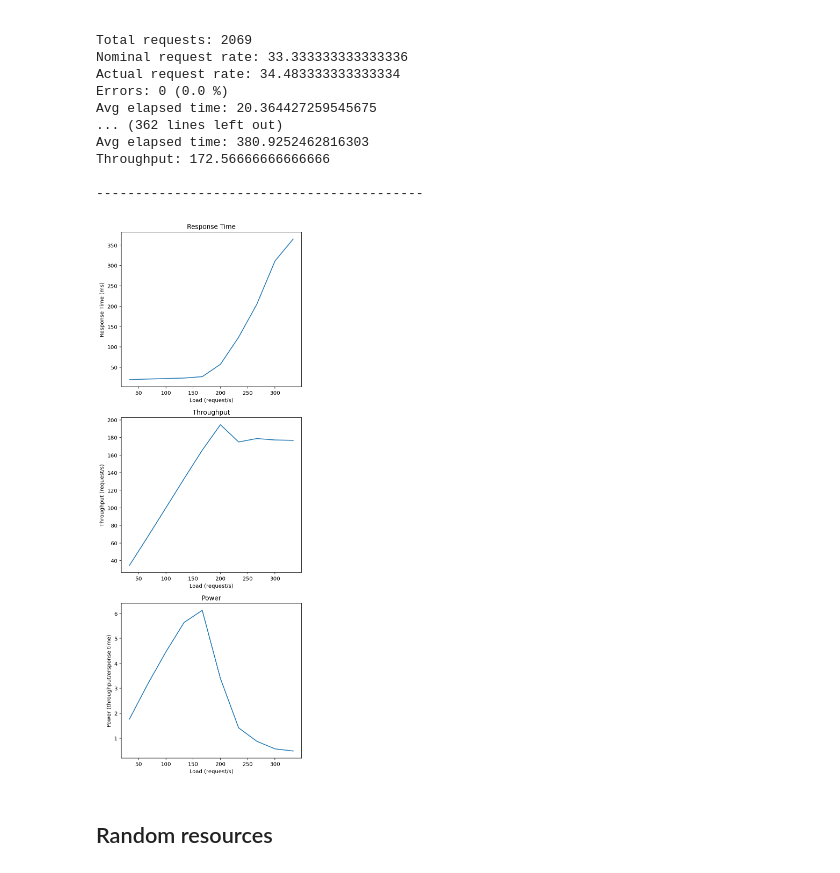
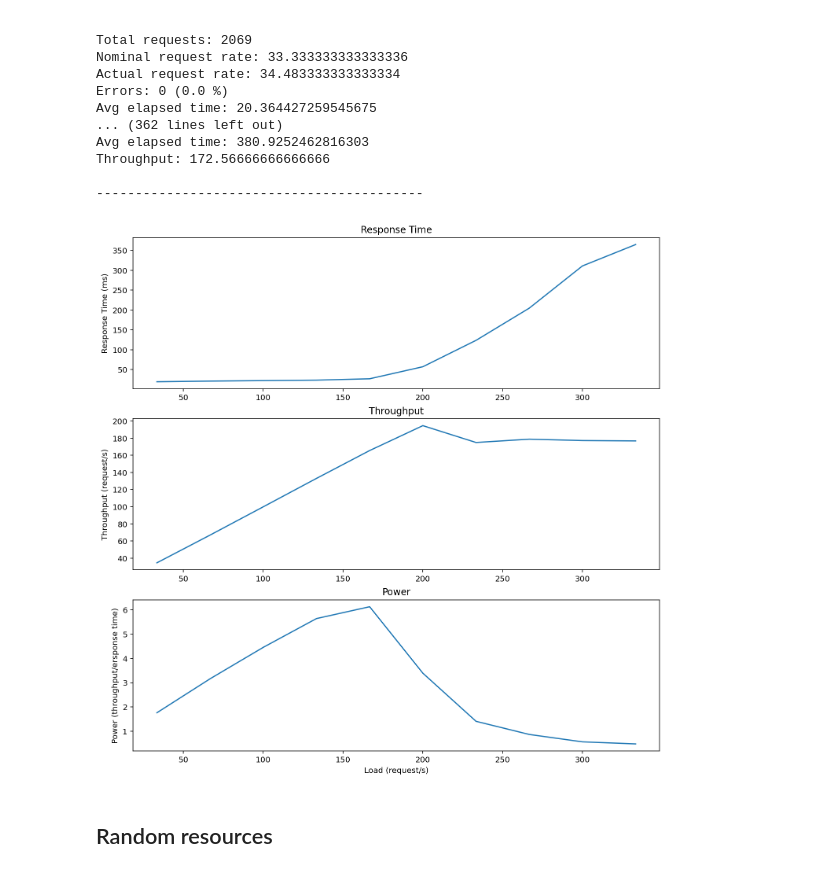
Before and after one commit to GuidoDC97/IE, a Jupyter notebook: Esercizio 3 Web Server/Capacity Test/WebServer_CT.ipynb, the cells around one changed output. Cells and saved outputs as stored; diff of their text form; code cells hidden in the pictures.

```diff
--- a/Esercizio 3 Web Server/Capacity Test/WebServer_CT.ipynb
+++ b/Esercizio 3 Web Server/Capacity Test/WebServer_CT.ipynb
@@ -245,31 +246,32 @@ Throughput: 172.56666666666666
 
 ------------------------------------------
 # %%
-fig = plt.figure(figsize=(6,18))
+fig = plt.figure(figsize=(12,12))
 
 ax0 = fig.add_subplot(3,1,1)
 ax1 = fig.add_subplot(3,1,2)
 ax2 = fig.add_subplot(3,1,3)
 
 ax0.plot(request_rate, response_time)
 ax1.plot(request_rate, throughput)
 ax2.plot(request_rate, power)
 
 ax0.set_title('Response Time')
-ax0.set_xlabel('Load (request/s)')
+# ax0.set_xlabel('Load (request/s)')
 ax0.set_ylabel('Response Time (ms)')
 
 ax1.set_title('Throughput')
-ax1.set_xlabel('Load (request/s)')
+# ax1.set_xlabel('Load (request/s)')
 ax1.set_ylabel('Throughput (request/s)')
 
 ax2.set_title('Power')
 ax2.set_xlabel('Load (request/s)')
 ax2.set_ylabel('Power (throughput/ersponse time)')
+plt.savefig("./images/Esercizio3_CT_Large.svg", format = "svg")
 
 plt.show()
 # %% [output]
-[figure, old version]
+[figure, new version]
 # %%
 knee_cap_large = 8000/60 # 8k req/min (133.333 req/s)
 usable_cap_large = 16000/60 # 14k req/min (266.66 req/s)
```
Also changed, not shown: parts of 3 cells of this notebook, 54 other files.
